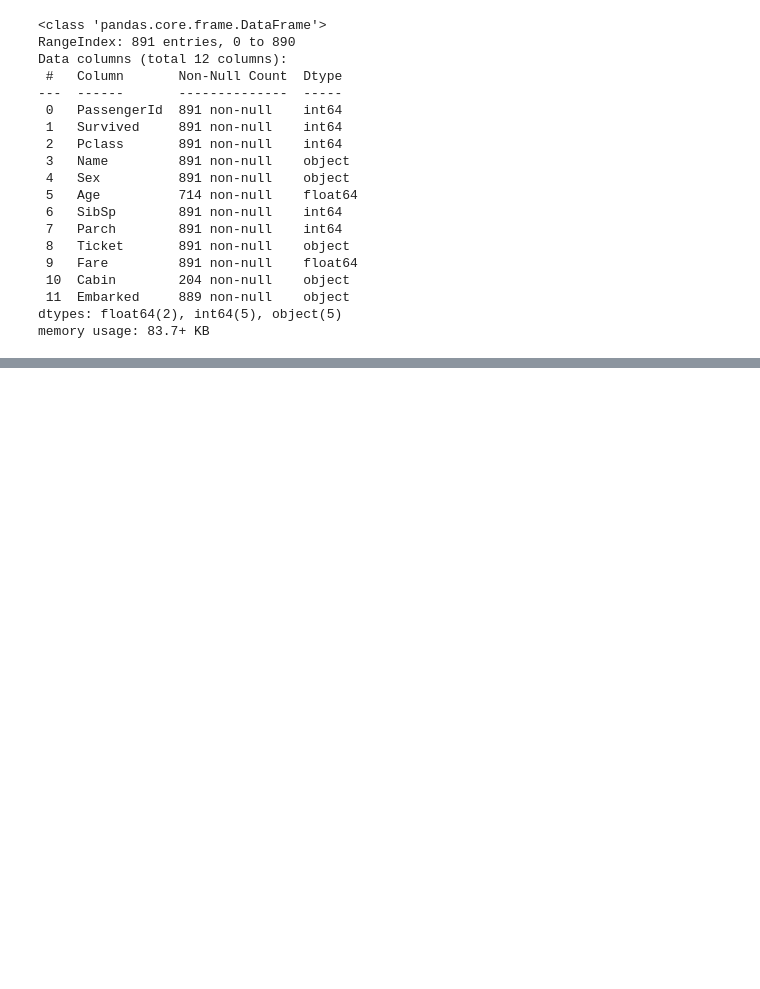
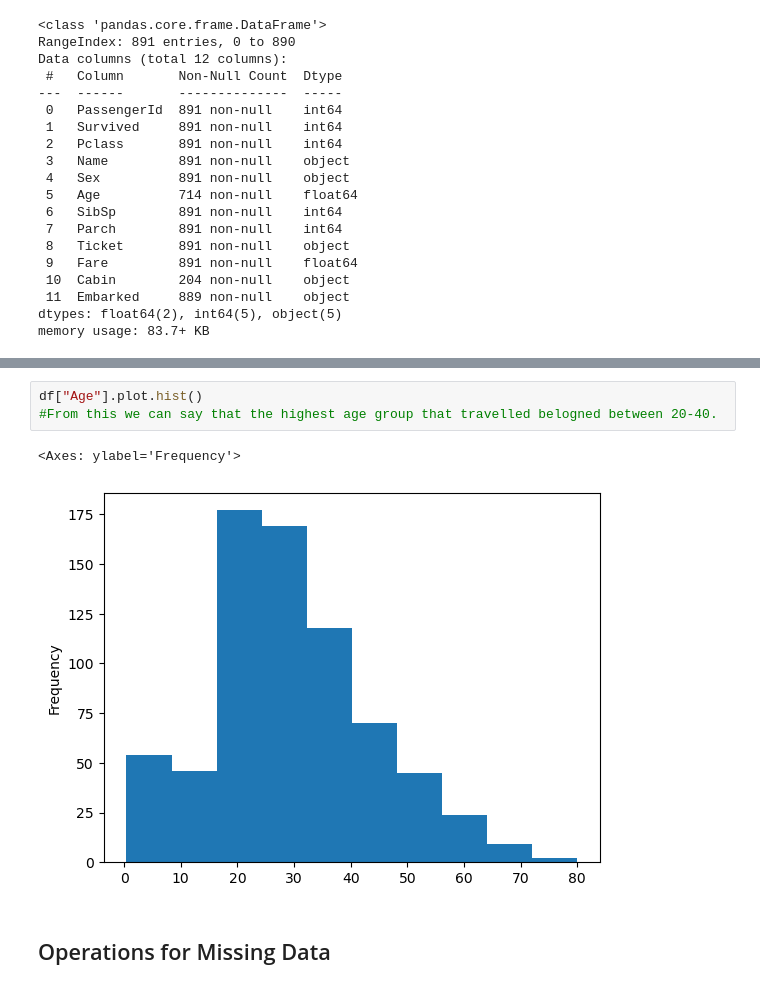
Before and after one commit to Vanshaj14Mohan/Codsoft-projects, a Jupyter notebook: Backup/task.ipynb, the cells around one changed output, grey strips where cells are left out. Cells and saved outputs as stored; diff of their text form; blank space fills up the shorter version.

```diff
--- a/Backup/task.ipynb
+++ b/Backup/task.ipynb
@@ -53,0 +134,8 @@ memory usage: 83.7+ KB
+# %%
+df["Age"].plot.hist()
+#From this we can say that the highest age group that travelled belogned between 20-40.
+# %% [output]
+<Axes: ylabel='Frequency'>
+[figure, added]
+# %% [markdown]
+## Operations for Missing Data
```
Also changed, not shown: parts of 20 cells of this notebook, 1 other file.
